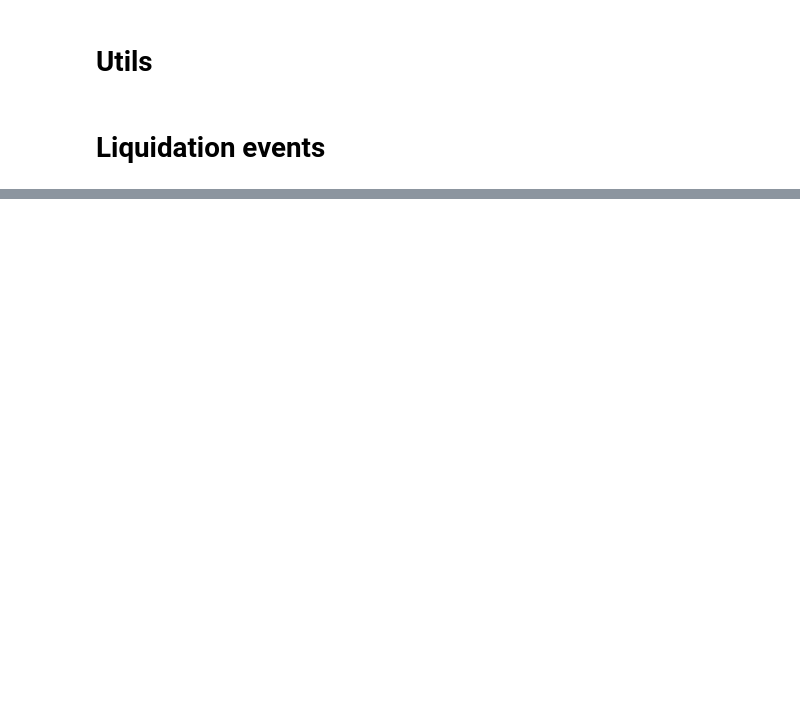
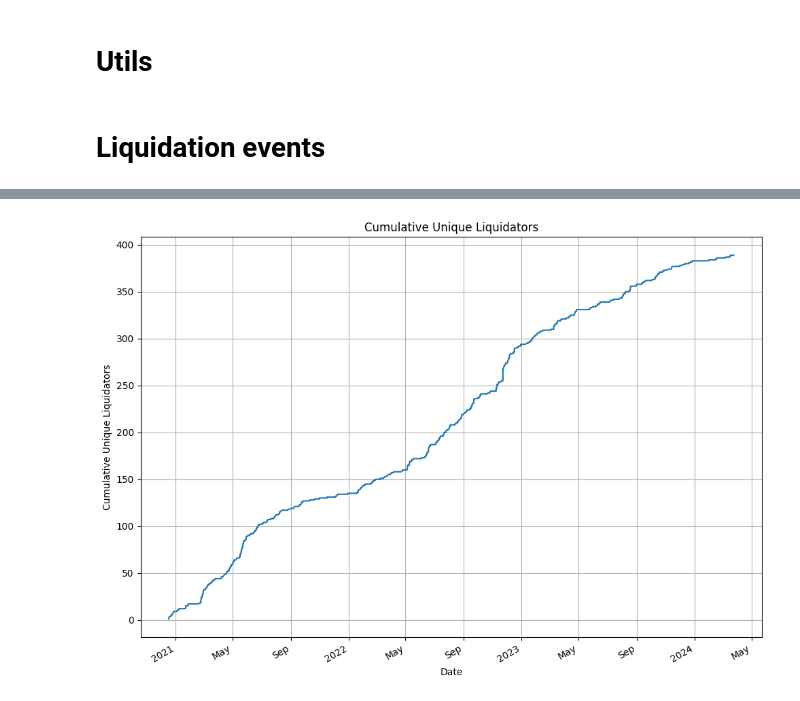
Before and after one commit to MathisGD/data-liquidations, a Jupyter notebook: main.ipynb, the cells around one changed output, grey strips where cells are left out. Cells and saved outputs as stored; diff of their text form; code cells hidden in the pictures; blank space fills up the shorter version.

```diff
--- a/main.ipynb
+++ b/main.ipynb
@@ -261,0 +395,51 @@ plt.show()
+# %%
+import matplotlib.dates as mdates
+
+# Group by date and collect unique liquidators for each date
+df_agg = liquidations.group_by("time").agg(
+    pl.col("liquidator").unique().alias("unique_liquidators_per_day")
+)
+
+# Sort by date to ensure correct cumulative operation
+df_agg = df_agg.sort("time")
+
+# Get a list of dates and corresponding unique liquidators
+dates = df_agg['time'].to_list()
+unique_liquidators_per_day = df_agg['unique_liquidators_per_day'].to_list()
+
+# Set to keep track of all unique liquidators seen so far
+all_unique_liquidators = set()
+cumulative_counts = []
+
+# Iterate over each group's unique liquidators, updating the set and cumulative count
+for liquidators in unique_liquidators_per_day:
+    all_unique_liquidators.update(liquidators)
+    cumulative_counts.append(len(all_unique_liquidators))
+
+# Add the cumulative count to the DataFrame
+df_agg = df_agg.with_columns(pl.Series("cumulative_unique_liquidators", cumulative_counts))
+
+# Convert the Polars DataFrame to a Pandas DataFrame for plotting
+df_agg_pd = df_agg.to_pandas()
+
+# Plotting the cumulative number of unique liquidators over time
+fig, ax = plt.subplots(figsize=(10, 7))
+
+# Plot the line graph
+ax.plot(df_agg_pd['time'], df_agg_pd['cumulative_unique_liquidators'])
+
+# Set the x-axis major locator to AutoDateLocator and the formatter to ConciseDateFormatter
+ax.xaxis.set_major_locator(mdates.AutoDateLocator())
+ax.xaxis.set_major_formatter(mdates.ConciseDateFormatter(ax.xaxis.get_major_locator()))
+
+# Add grid, labels, title, and layout adjustment
+ax.grid(True)
+ax.set_xlabel('Date')
+ax.set_ylabel('Cumulative Unique Liquidators')
+ax.set_title('Cumulative Unique Liquidators')
+fig.autofmt_xdate()  # Auto formats the x-axis labels to fit and avoid overlap
+
+plt.tight_layout()
+plt.show()
+# %% [output]
+[figure, added]
```
Also changed, not shown: parts of 14 cells of this notebook.
